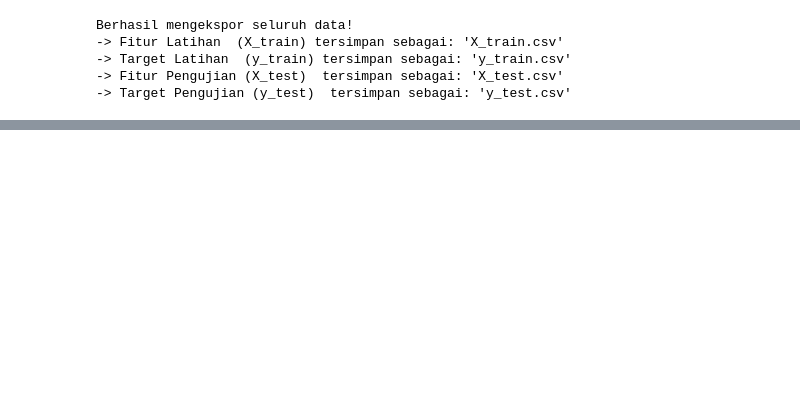
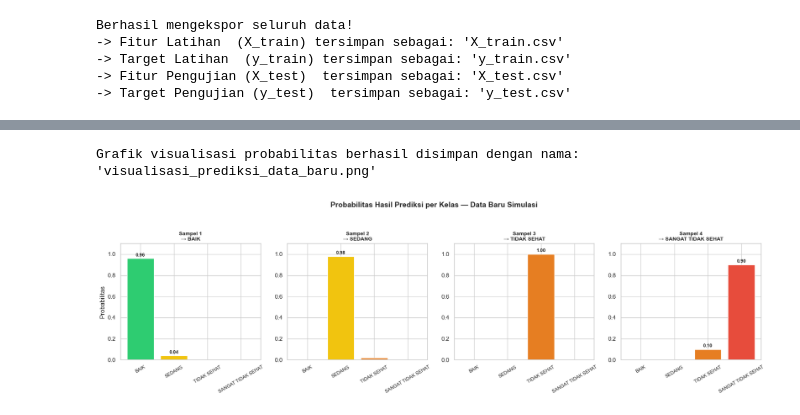
Before and after one commit to Bitodette/Prediksi-Pencemaran-Udara-di-Jakarta, a Jupyter notebook: main.ipynb, the cells around one changed output, grey strips where cells are left out. Saved outputs shown, nothing was run; the diff lists cells and outputs as text; code cells hidden in the pictures; blank space fills up the shorter version.

```diff
--- a/main.ipynb
+++ b/main.ipynb
@@ -599,0 +589,49 @@ Hasil Prediksi Model: -> Kategori 1 <-
+# %%
+# Cell Baru: Visualisasi Probabilitas Prediksi per Sampel Data Baru
+import matplotlib.pyplot as plt
+
+# 1. Menghitung probabilitas prediksi untuk setiap sampel data baru
+# Fungsi ini menghasilkan array berisi persentase keyakinan pohon keputusan model
+y_proba_new = rf_model.predict_proba(df_simulasi[kolom_simulasi])
+
+# 2. Mengambil nama-nama kategori yang ada berdasarkan kelas yang dipelajari model
+present_class_names = [map_kategori_terbalik[c] for c in rf_model.classes_]
+
+# 3. Menyiapkan palet warna representatif untuk setiap kategori (Baik, Sedang, Tidak Sehat, Sangat Tidak Sehat)
+colors_prob = ['#2ecc71', '#f1c40f', '#e67e22', '#e74c3c']
+
+# 4. Membuat bidang gambar (subplots) berjajar ke samping sebanyak jumlah baris data baru
+fig, axes = plt.subplots(1, len(df_simulasi), figsize=(18, 5))
+
+# Loop untuk menggambar bar chart di setiap subplots sampel data
+for i, (proba, pred) in enumerate(zip(y_proba_new, prediksi_kategori)):
+    # Mengambil warna yang sesuai dengan indeks kelas yang ada pada model
+    colors_mapped = [colors_prob[c] for c in rf_model.classes_]
+
+    # Membuat diagram batang
+    axes[i].bar(present_class_names, proba, color=colors_mapped, edgecolor='white')
+
+    # Memberikan judul di atas tiap grafik batang sampel
+    axes[i].set_title(f'Sampel {i+1}\n→ {map_kategori_terbalik[pred]}', fontsize=10, fontweight='bold')
+    axes[i].set_ylim(0, 1.1)
+    axes[i].set_ylabel('Probabilitas' if i == 0 else '')
+    axes[i].tick_params(axis='x', rotation=30, labelsize=9)
+
+    # Menampilkan teks angka persentase probabilitas di atas batang (jika di atas 3%)
+    for j, p in enumerate(proba):
+        if p > 0.03:
+            axes[i].text(j, p + 0.02, f'{p:.2f}', ha='center', fontsize=9, fontweight='bold')
+
+# Memberikan judul utama di bagian paling atas diagram luar
+plt.suptitle('Probabilitas Hasil Prediksi per Kelas — Data Baru Simulasi', fontsize=14, fontweight='bold', y=1.05)
+plt.tight_layout()
+
+# Menyimpan gambar secara otomatis ke direktori lokal Windows Anaconda Anda
+nama_plot_prediksi = 'visualisasi_prediksi_data_baru.png'
+plt.savefig(nama_plot_prediksi, dpi=150, bbox_inches='tight')
+print(f"Grafik visualisasi probabilitas berhasil disimpan dengan nama: '{nama_plot_prediksi}'")
+
+plt.show()
+# %% [output]
+Grafik visualisasi probabilitas berhasil disimpan dengan nama: 'visualisasi_prediksi_data_baru.png'
+[figure, added]
```
Also changed, not shown: parts of 10 cells of this notebook.
